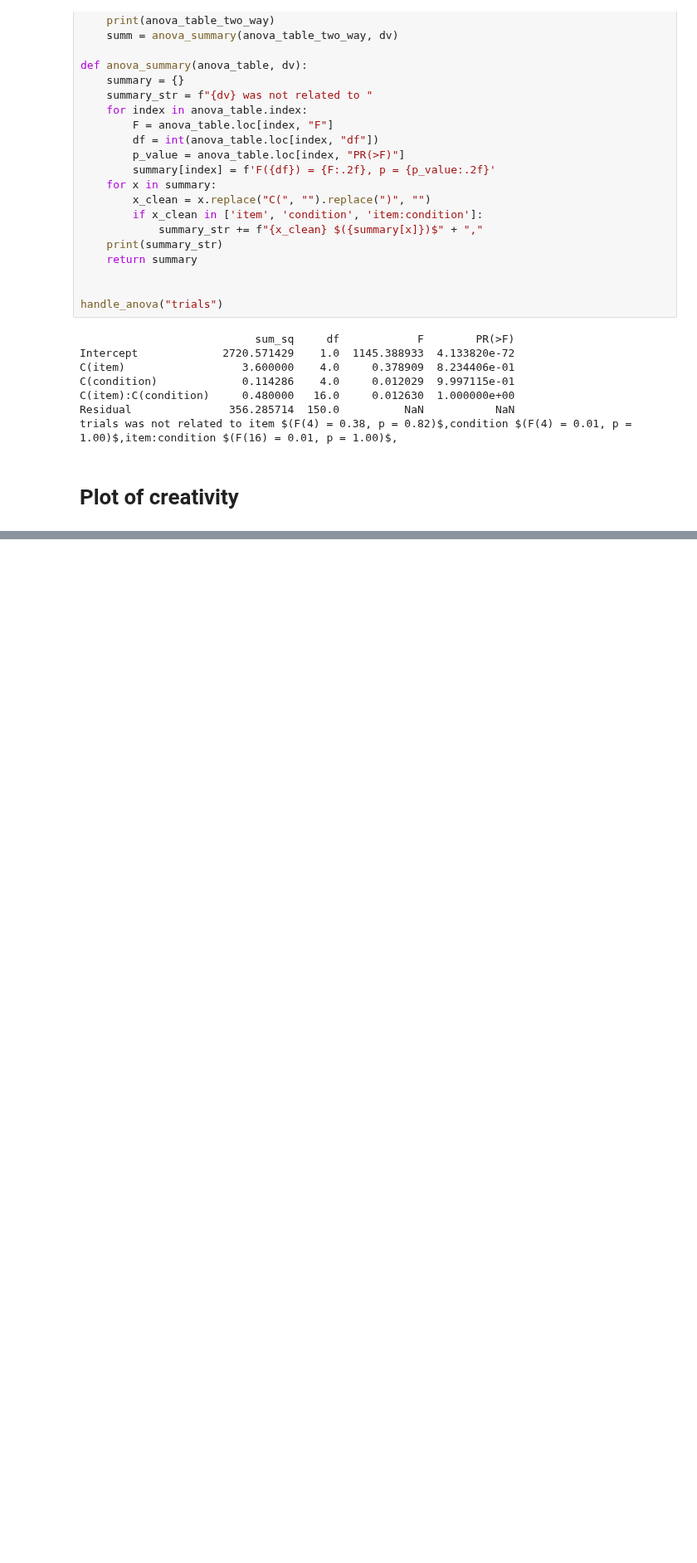
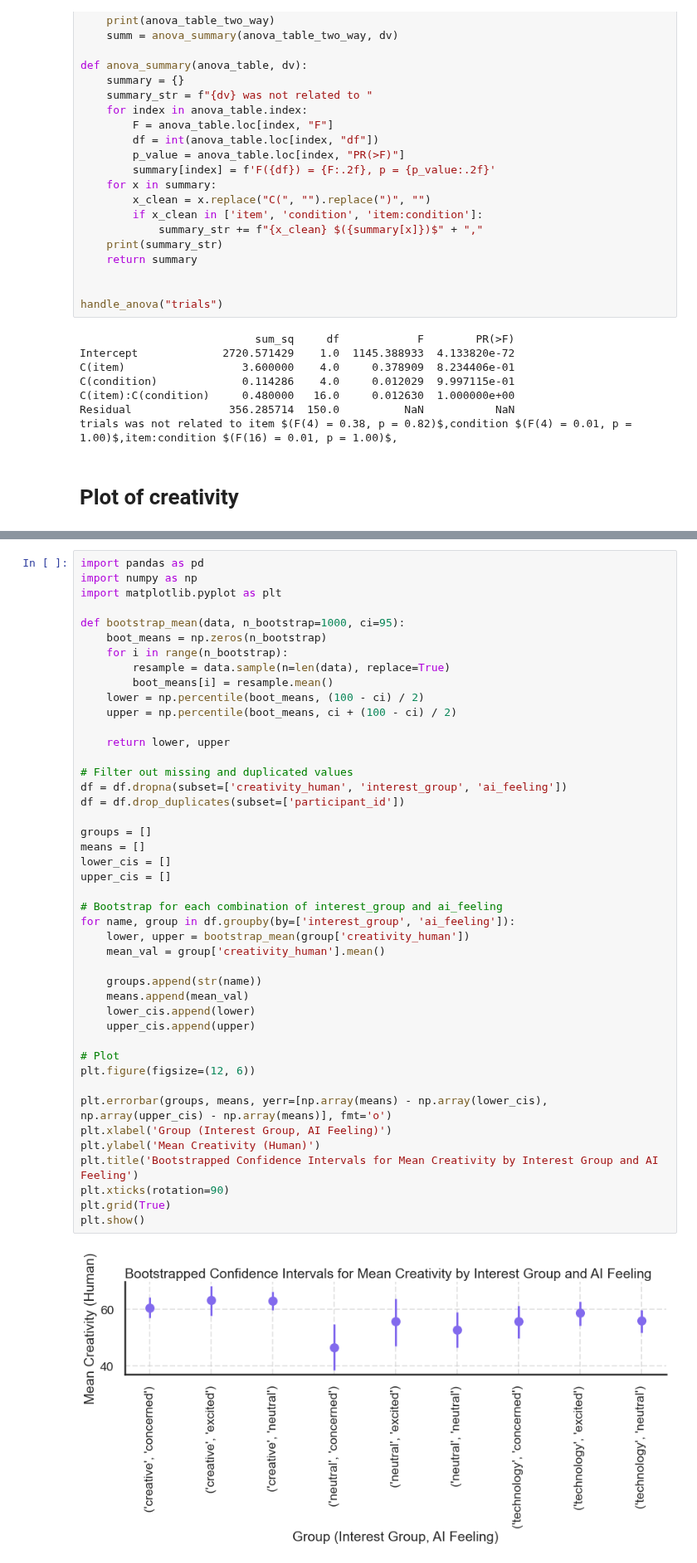
Before and after one commit to josh-ashkinaze/net_create, a Jupyter notebook: scripts/analyze_experiment/get_data.ipynb, the cells around one changed output, grey strips where cells are left out. Shown at 83% size. Drawn from its saved outputs; the diff is of its cells as text; blank space fills up the shorter version.

```diff
--- a/scripts/analyze_experiment/get_data.ipynb
+++ b/scripts/analyze_experiment/get_data.ipynb
@@ -792,0 +833,46 @@ plt.savefig("two_way.png", dpi=400)
+# %%
+import pandas as pd
+import numpy as np
+import matplotlib.pyplot as plt
+
+def bootstrap_mean(data, n_bootstrap=1000, ci=95):
+    boot_means = np.zeros(n_bootstrap)
+    for i in range(n_bootstrap):
+        resample = data.sample(n=len(data), replace=True)
+        boot_means[i] = resample.mean()
+    lower = np.percentile(boot_means, (100 - ci) / 2)
+    upper = np.percentile(boot_means, ci + (100 - ci) / 2)
+
+    return lower, upper
+
+# Filter out missing and duplicated values
+df = df.dropna(subset=['creativity_human', 'interest_group', 'ai_feeling'])
+df = df.drop_duplicates(subset=['participant_id'])
+
+groups = []
+means = []
+lower_cis = []
+upper_cis = []
+
+# Bootstrap for each combination of interest_group and ai_feeling
+for name, group in df.groupby(by=['interest_group', 'ai_feeling']):
+    lower, upper = bootstrap_mean(group['creativity_human'])
+    mean_val = group['creativity_human'].mean()
+
+    groups.append(str(name))
+    means.append(mean_val)
+    lower_cis.append(lower)
+    upper_cis.append(upper)
+
+# Plot
+plt.figure(figsize=(12, 6))
+
+plt.errorbar(groups, means, yerr=[np.array(means) - np.array(lower_cis), np.array(upper_cis) - np.array(means)], fmt='o')
+plt.xlabel('Group (Interest Group, AI Feeling)')
+plt.ylabel('Mean Creativity (Human)')
+plt.title('Bootstrapped Confidence Intervals for Mean Creativity by Interest Group and AI Feeling')
+plt.xticks(rotation=90)
+plt.grid(True)
+plt.show()
+# %% [output]
+[figure, added]
```
Also changed, not shown: parts of 9 cells of this notebook, 2 other files.
